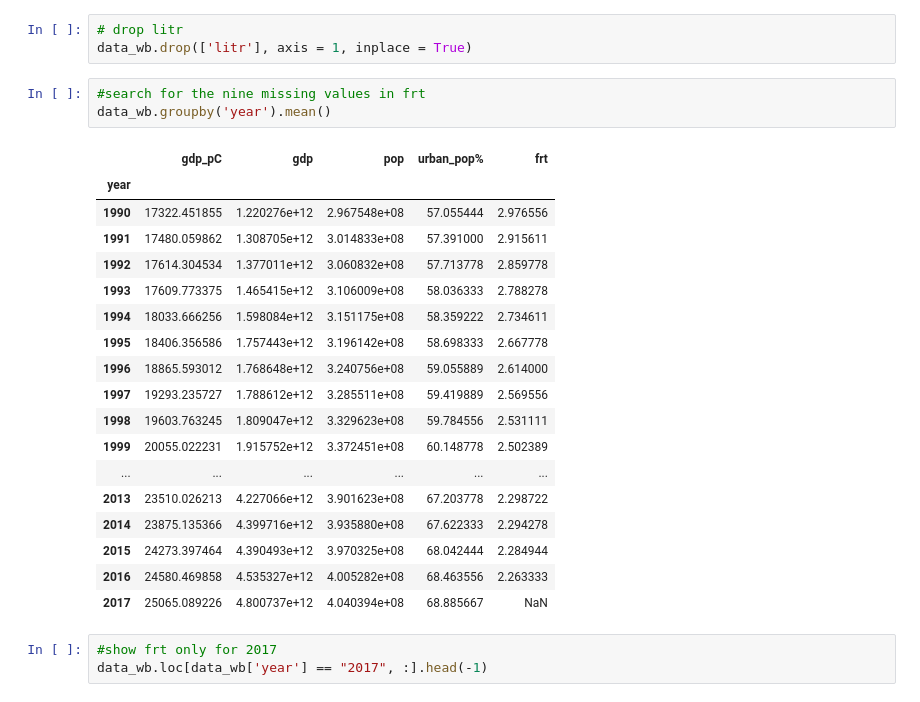
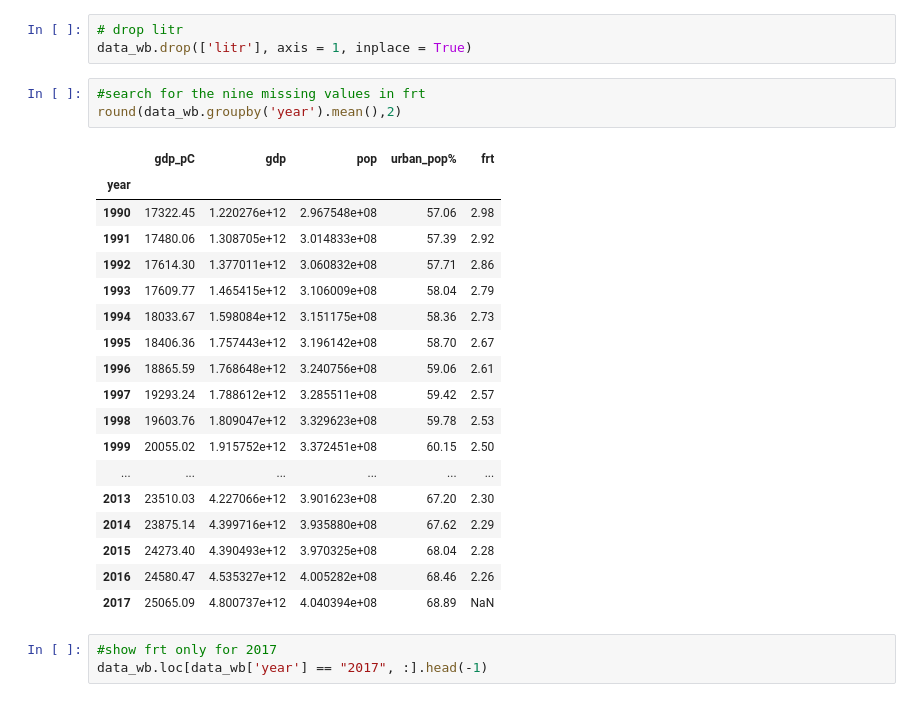
Before and after one commit to NumEconCopenhagen/projects-2019-tba, a Jupyter notebook: dataproject/dataproject/Dataproject_Tonje/dataProject.ipynb, the cells around one changed output. Cells and saved outputs as stored; diff of their text form.

```diff
--- a/dataproject/dataproject/Dataproject_Tonje/dataProject.ipynb
+++ b/dataproject/dataproject/Dataproject_Tonje/dataProject.ipynb
@@ -100,26 +124,26 @@ dtype: int64
 data_wb.drop(['litr'], axis = 1, inplace = True)
 # %%
 #search for the nine missing values in frt
-data_wb.groupby('year').mean()
+round(data_wb.groupby('year').mean(),2)
 # %% [output]
 |  | gdp_pC | gdp | pop | urban_pop% | frt |
 | year |  |  |  |  |  |
-| 1990 | 17322.451855 | 1.220276e+12 | 2.967548e+08 | 57.055444 | 2.976556 |
-| 1991 | 17480.059862 | 1.308705e+12 | 3.014833e+08 | 57.391000 | 2.915611 |
-| 1992 | 17614.304534 | 1.377011e+12 | 3.060832e+08 | 57.713778 | 2.859778 |
-| 1993 | 17609.773375 | 1.465415e+12 | 3.106009e+08 | 58.036333 | 2.788278 |
-| 1994 | 18033.666256 | 1.598084e+12 | 3.151175e+08 | 58.359222 | 2.734611 |
-| 1995 | 18406.356586 | 1.757443e+12 | 3.196142e+08 | 58.698333 | 2.667778 |
-| 1996 | 18865.593012 | 1.768648e+12 | 3.240756e+08 | 59.055889 | 2.614000 |
-| 1997 | 19293.235727 | 1.788612e+12 | 3.285511e+08 | 59.419889 | 2.569556 |
-| 1998 | 19603.763245 | 1.809047e+12 | 3.329623e+08 | 59.784556 | 2.531111 |
-| 1999 | 20055.022231 | 1.915752e+12 | 3.372451e+08 | 60.148778 | 2.502389 |
+| 1990 | 17322.45 | 1.220276e+12 | 2.967548e+08 | 57.06 | 2.98 |
+| 1991 | 17480.06 | 1.308705e+12 | 3.014833e+08 | 57.39 | 2.92 |
+| 1992 | 17614.30 | 1.377011e+12 | 3.060832e+08 | 57.71 | 2.86 |
+| 1993 | 17609.77 | 1.465415e+12 | 3.106009e+08 | 58.04 | 2.79 |
+| 1994 | 18033.67 | 1.598084e+12 | 3.151175e+08 | 58.36 | 2.73 |
+| 1995 | 18406.36 | 1.757443e+12 | 3.196142e+08 | 58.70 | 2.67 |
+| 1996 | 18865.59 | 1.768648e+12 | 3.240756e+08 | 59.06 | 2.61 |
+| 1997 | 19293.24 | 1.788612e+12 | 3.285511e+08 | 59.42 | 2.57 |
+| 1998 | 19603.76 | 1.809047e+12 | 3.329623e+08 | 59.78 | 2.53 |
+| 1999 | 20055.02 | 1.915752e+12 | 3.372451e+08 | 60.15 | 2.50 |
 | ... | ... | ... | ... | ... | ... |
-| 2013 | 23510.026213 | 4.227066e+12 | 3.901623e+08 | 67.203778 | 2.298722 |
-| 2014 | 23875.135366 | 4.399716e+12 | 3.935880e+08 | 67.622333 | 2.294278 |
-| 2015 | 24273.397464 | 4.390493e+12 | 3.970325e+08 | 68.042444 | 2.284944 |
-| 2016 | 24580.469858 | 4.535327e+12 | 4.005282e+08 | 68.463556 | 2.263333 |
-| 2017 | 25065.089226 | 4.800737e+12 | 4.040394e+08 | 68.885667 | NaN |
+| 2013 | 23510.03 | 4.227066e+12 | 3.901623e+08 | 67.20 | 2.30 |
+| 2014 | 23875.14 | 4.399716e+12 | 3.935880e+08 | 67.62 | 2.29 |
+| 2015 | 24273.40 | 4.390493e+12 | 3.970325e+08 | 68.04 | 2.28 |
+| 2016 | 24580.47 | 4.535327e+12 | 4.005282e+08 | 68.46 | 2.26 |
+| 2017 | 25065.09 | 4.800737e+12 | 4.040394e+08 | 68.89 | NaN |
 # %%
 #show frt only for 2017
 data_wb.loc[data_wb['year'] == "2017", :].head(-1)
```
Also changed, not shown: parts of 8 cells of this notebook.
